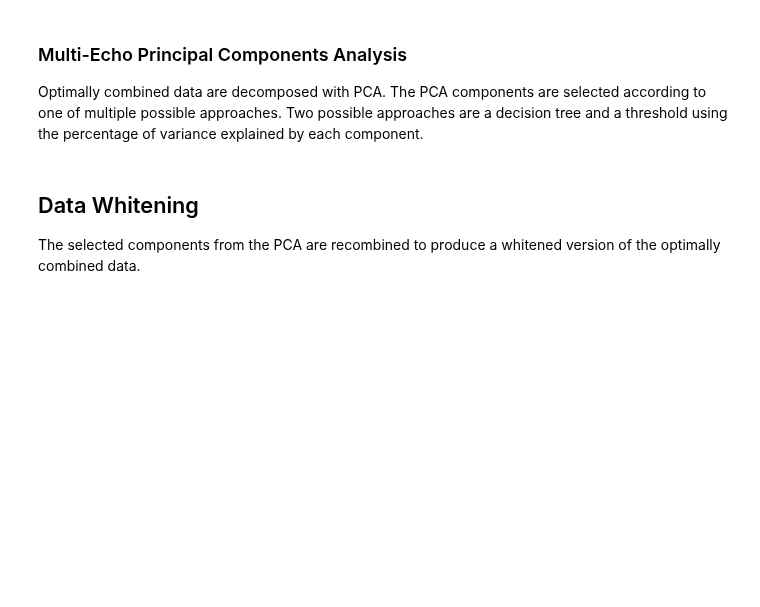
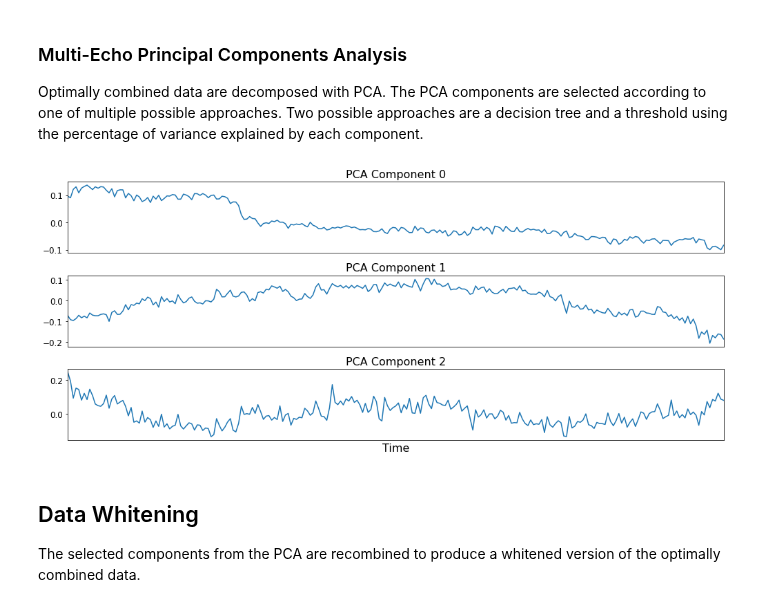
Before and after one commit to ME-ICA/multi-echo-data-analysis, a Jupyter notebook: _sources/content/plot_approach_figures.ipynb, the cells around one changed output. Saved outputs shown, nothing was run; the diff lists cells and outputs as text; code cells hidden in the pictures; blank space fills up the shorter version.

```diff
--- a/_sources/content/plot_approach_figures.ipynb
+++ b/_sources/content/plot_approach_figures.ipynb
@@ -416,26 +454,28 @@ Two possible approaches are a decision tree and a threshold using the percentage
 # %%
 fig, axes = plt.subplots(3, sharex=True, figsize=(14, 6))
 
 i = 0
 axes[0].plot(mepca_mmix[:, i])
 axes[0].set_title(f"PCA Component {i}", fontsize=16)
 
-i = 3
+i = 1
 axes[1].plot(mepca_mmix[:, i])
 axes[1].set_title(f"PCA Component {i}", fontsize=16)
 
-i = 100
+i = 2
 axes[2].plot(mepca_mmix[:, i])
 axes[2].set_title(f"PCA Component {i}", fontsize=16)
 
 axes[2].set_xlim(0, mepca_mmix.shape[0]-1)
 axes[2].set_xticks([])
 axes[2].set_xlabel("Time", fontsize=16)
 axes[0].tick_params(axis="both", which="major", labelsize=12)
 axes[1].tick_params(axis="both", which="major", labelsize=12)
 axes[2].tick_params(axis="both", which="major", labelsize=12)
 fig.tight_layout()
 fig.show()
+# %% [output]
+[figure, added]
 # %% [markdown]
 ## Data Whitening
 The selected components from the PCA are recombined to produce a whitened version of the optimally combined data.
```
Also changed, not shown: parts of 16 cells of this notebook, 55 other files.
